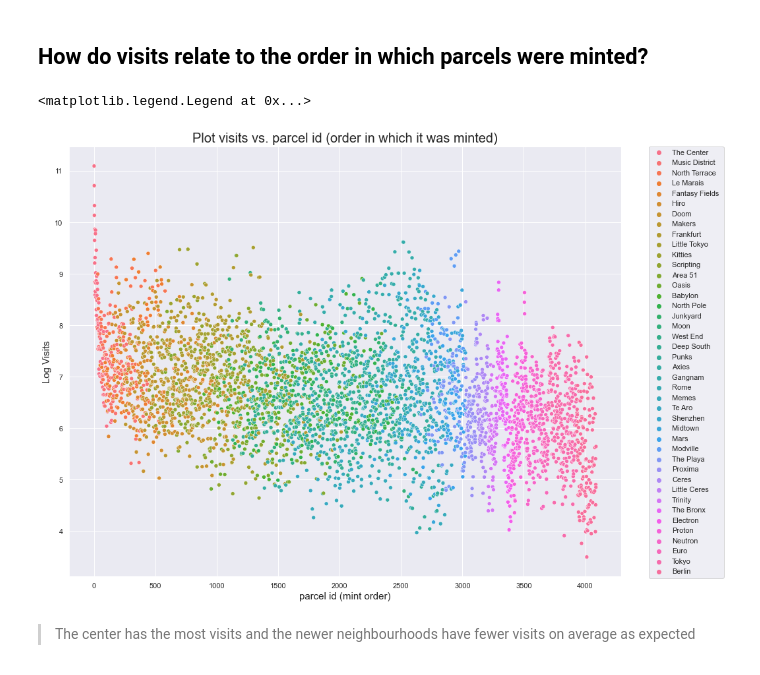
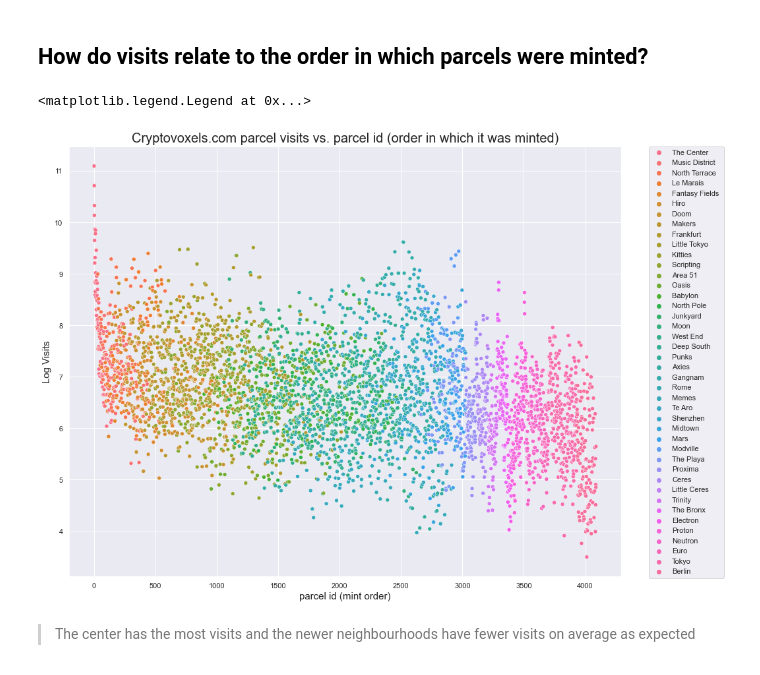
Before and after one commit to alxcnwy/cryptovoxels_parcel_scraper, a Jupyter notebook: analysis.ipynb, the cells around one changed output. Cells and saved outputs as stored; diff of their text form; code cells hidden in the pictures.

```diff
--- a/analysis.ipynb
+++ b/analysis.ipynb
@@ -154,13 +154,13 @@ plt.legend(bbox_to_anchor=(1.05, 1), loc=0, borderaxespad=0.)
 # %%
 sns.set(rc={'figure.figsize':(15,12)})
 ax = sns.scatterplot(data=df, x="id", y="log_visits", hue="neighbourhood")
-ax.set_title('Plot visits vs. parcel id (order in which it was minted)', fontsize=20)
+ax.set_title('Cryptovoxels.com parcel visits vs. parcel id (order in which it was minted)', fontsize=20)
 ax.set_ylabel('Log Visits', fontsize=15)
 ax.set_xlabel('parcel id (mint order)', fontsize=15)
 plt.legend(bbox_to_anchor=(1.05, 1), loc=0, borderaxespad=0.)
 # %% [output]
 <matplotlib.legend.Legend at 0x...>
-[figure, old version]
+[figure, new version]
 # %% [markdown]
 > The center has the most visits and the newer neighbourhoods have fewer visits on average as expected
 # %% [markdown]
```
Also changed, not shown: parts of 1 cell of this notebook, 1 other file.
